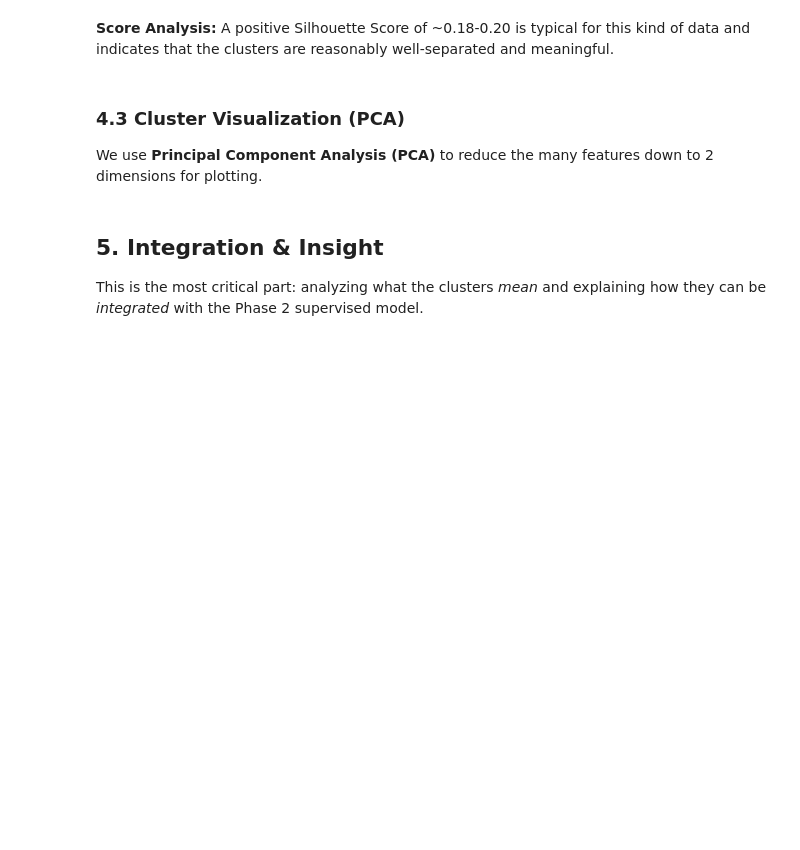
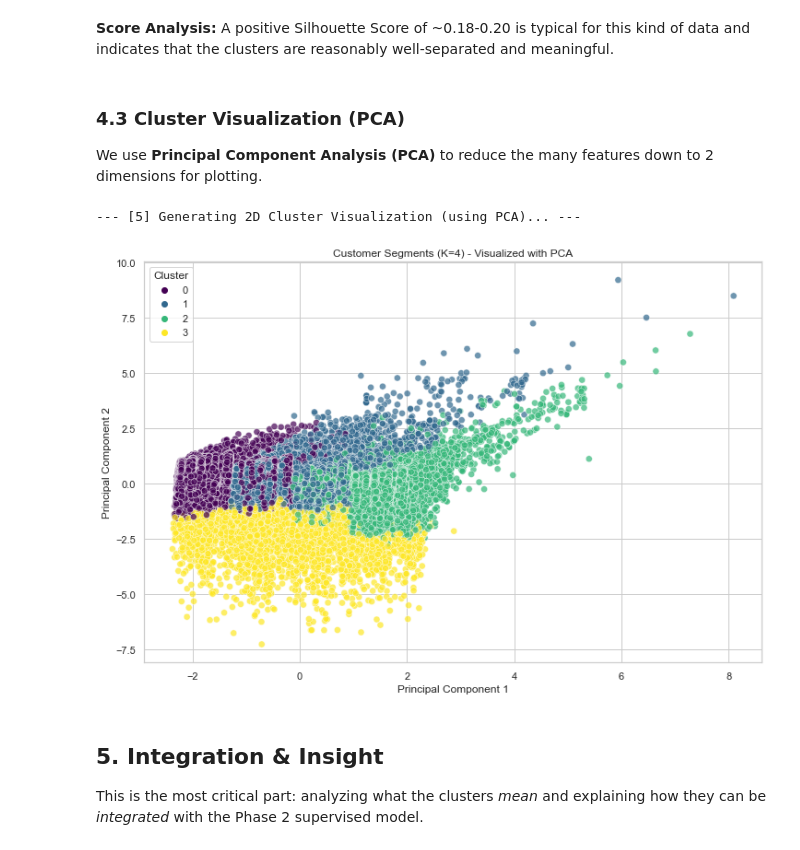
Before and after one commit to salshidadi/Agentic-AI-Travel-Assistant, a Jupyter notebook: Phase3_Unsupervised_Learning.ipynb, the cells around one changed output. Cells and saved outputs as stored; diff of their text form; code cells hidden in the pictures; blank space fills up the shorter version.

```diff
--- a/Phase3_Unsupervised_Learning.ipynb
+++ b/Phase3_Unsupervised_Learning.ipynb
@@ -34,7 +36,7 @@ Load the `customer_booking.csv` dataset and prepare it for clustering. This invo
 # %%
 try:
     # Path is relative to the /Unsupervised_Learning folder
-    file_path = '../Dataset/customer_booking.csv'
+    file_path = './Dataset/customer_booking.csv'
     df = pd.read_csv(file_path, encoding='latin1')
 except FileNotFoundError:
     print(f"Warning: Could not find '{file_path}'. Trying local 'customer_booking.csv'.")
@@ -165,30 +178,33 @@ We use **Principal Component Analysis (PCA)** to reduce the many features down t
 # %%
 print("--- [5] Generating 2D Cluster Visualization (using PCA)... ---")
 pca = PCA(n_components=2, random_state=42)
-# Must use .toarray() if X_prepared is a sparse matrix (which it is)
-X_pca = pca.fit_transform(X_prepared.toarray())
+# X_prepared is already a dense numpy array, so .toarray() is not needed
+X_pca = pca.fit_transform(X_prepared)
 
 # Create a new DataFrame for plotting
 df_pca = pd.DataFrame(data=X_pca, columns=['PC1', 'PC2'])
 df_pca['cluster'] = cluster_labels
 
 # Plot the clusters
 plt.figure(figsize=(12, 8))
 sns.scatterplot(
     x='PC1',
     y='PC2',
     hue='cluster',
     data=df_pca,
     palette='viridis',
     s=50,
     alpha=0.7
 )
 plt.title(f'Customer Segments (K={OPTIMAL_K}) - Visualized with PCA')
 plt.xlabel('Principal Component 1')
 plt.ylabel('Principal Component 2')
 plt.legend(title='Cluster')
 plt.grid(True)
 plt.show()
+# %% [output]
+--- [5] Generating 2D Cluster Visualization (using PCA)... ---
+[figure, added]
 # %% [markdown]
 ## 5. Integration & Insight
 
```
Also changed, not shown: parts of 8 cells of this notebook, 1 other file.
